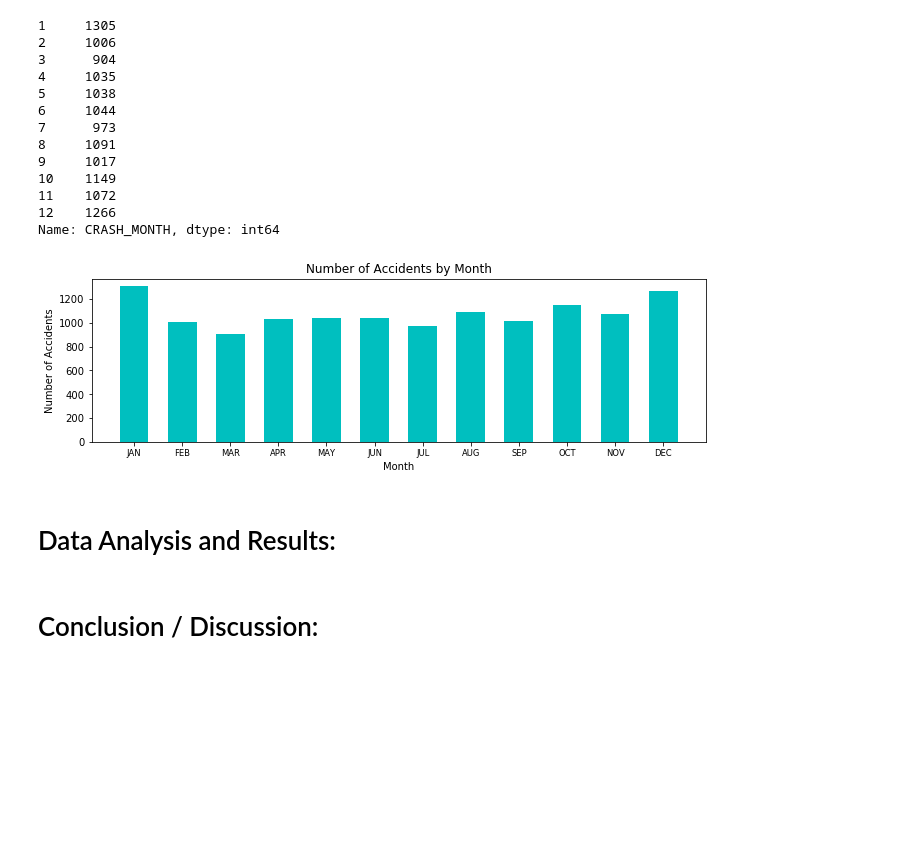
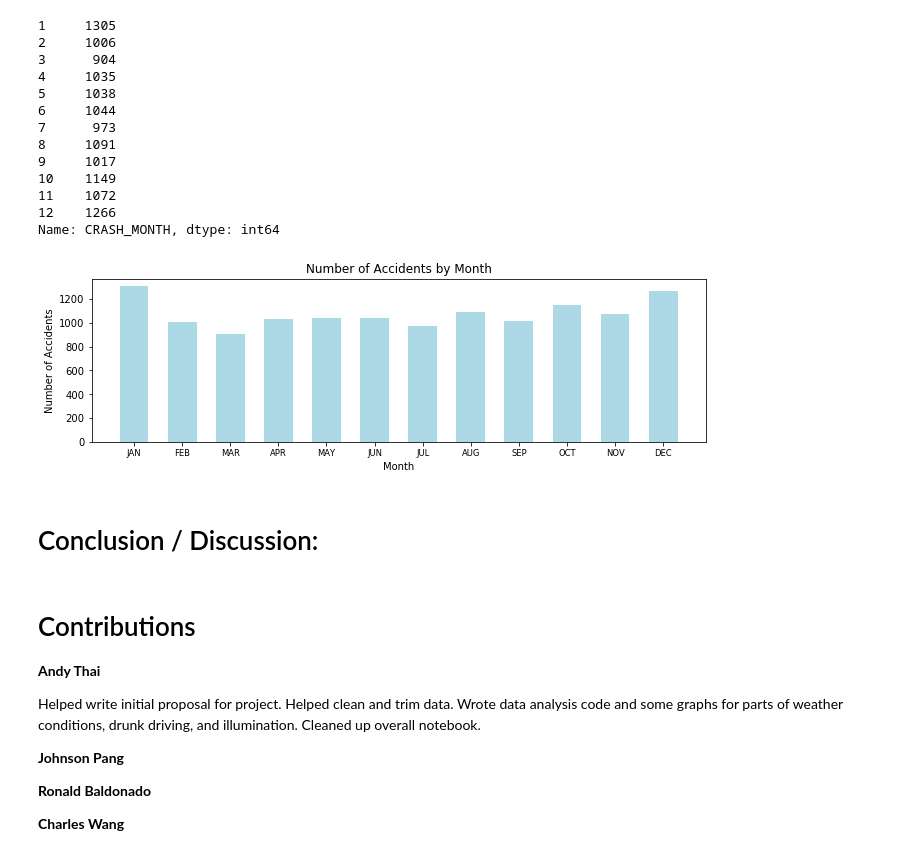
Before and after one commit to andythai/allegheny-crashes, a Jupyter notebook: FinalProject.ipynb, the cells around one changed output. Drawn from its saved outputs; the diff is of its cells as text; code cells hidden in the pictures; blank space fills up the shorter version.

```diff
--- a/FinalProject.ipynb
+++ b/FinalProject.ipynb
@@ -724,20 +775,33 @@ Name: CRASH_MONTH, dtype: int64
 # %%
 # Graph accidents per month
 x_lbls = ['JAN', 'FEB', 'MAR', 'APR', 'MAY', 'JUN', 'JUL', 'AUG', 'SEP', 'OCT', 'NOV', 'DEC']
 y = month_counts
 
 plt.figure(figsize=(11,3))
-month_count_plt = plt.bar(range(1, len(x_lbls) + 1), y, width=0.6, color='c')
+month_count_plt = plt.bar(range(1, len(x_lbls) + 1), y, width=0.6, color='lightblue')
 plt.xticks(range(1,len(x_lbls) + 1), x_lbls, size='small')
 
 plt.title('Number of Accidents by Month')
 plt.ylabel('Number of Accidents')
 plt.xlabel('Month')
 
 plt.show()
 # %% [output]
-[figure, old version]
+[figure, new version]
-# %% [markdown]
-# Data Analysis and Results:
 # %% [markdown]
 # Conclusion / Discussion:
+# %% [markdown]
+# Contributions
+
+<b>Andy Thai</b>
+
+Helped write initial proposal for project.
+Helped clean and trim data.
+Wrote data analysis code and some graphs for parts of weather conditions, drunk driving, and illumination.
+Cleaned up overall notebook.
+
+<b>Johnson Pang</b>
+
+<b>Ronald Baldonado</b>
+
+<b>Charles Wang</b>
```
Also changed, not shown: parts of 14 cells of this notebook.
